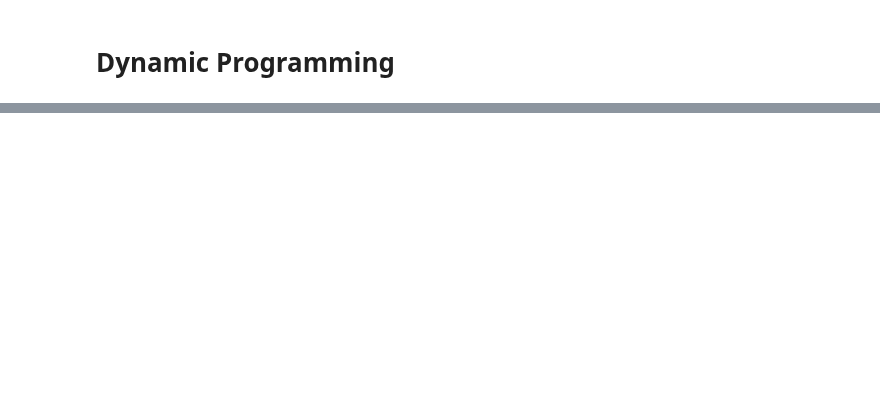
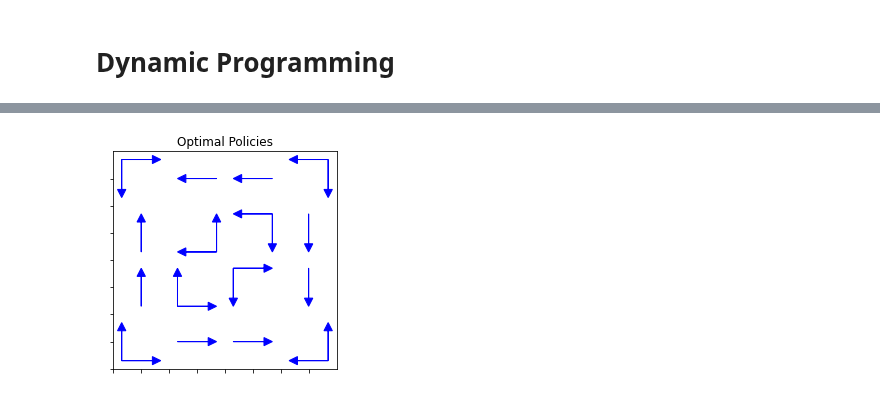
Before and after one commit to rogergranada/MOOCs, a Jupyter notebook: Coursera/University of Alberta/Fundamentals of Reinforcement Learning/Week 4/Module 05.ipynb, the cells around one changed output, grey strips where cells are left out. Drawn from its saved outputs; the diff is of its cells as text; code cells hidden in the pictures; blank space fills up the shorter version.

Commit message:
Module 5

```diff
--- a/Coursera/University of Alberta/Fundamentals of Reinforcement Learning/Week 4/Module 05.ipynb
+++ b/Coursera/University of Alberta/Fundamentals of Reinforcement Learning/Week 4/Module 05.ipynb
@@ -32,0 +265,79 @@ Imagine we had access to the dynamics of the environment ($p$). We will learn ho
+# %%
+"""
+This script uses the same classes from the Module 04.
+It was removed the first two lines from _v_star() since
+they are designed for the specific problem of Module 04.
+From utils.py, we add the size of the figure to the plot,
+so the output plot is adjusted to the current matrix.
+"""
+
+import numpy as np
+from matplotlib import pyplot as plt
+
+import utils
+
+
+class Board(object):
+    def __init__(self, values):
+        self.values = values
+
+    def __iter__(self):
+        for i in range(len(self.values)):
+            for j in range(len(self.values[i])):
+                d = self._v_star(i, j)
+                r = self._rewards(i, j)
+                yield i, j, self.values[i][j], d, r
+
+    def _v_star(self, x, y):
+        #if x == 0 and (y == 1 or y == 3):
+        #    return [16, 16, 16, 16] # l, u, r, d
+        dpos = [float('-inf'), float('-inf'), float('-inf'), float('-inf')]
+        if x > 0: dpos[1] = self.values[x-1][y]
+        if x < len(self.values)-1: dpos[3] = self.values[x+1][y]
+        if y > 0: dpos[0] = self.values[x][y-1]
+        if y < len(self.values[x])-1: dpos[2] = self.values[x][y+1]
+        return dpos
+
+    def _rewards(self, x, y):
+        if x == 0 and y == 1:
+            return [10, 10, 10, 10]
+        elif  x == 0 and y == 3:
+            return [5, 5, 5, 5]
+        drew = [-1, -1, -1, -1]
+        if x > 0: drew[1] = 0
+        if x < len(self.values)-1: drew[3] = 0
+        if y > 0: drew[0] = 0
+        if y < len(self.values[x])-1: drew[2] = 0
+        return drew
+
+
+class Policy(object):
+    def __init__(self, board, gamma):
+        self.board = board
+        self.gamma = gamma
+        self.pi = np.zeros(np.array(self.board.values).shape)
+
+    def run(self):
+        # r+gamma*v_sprime
+        for arr in self.board:
+            i, j, local_value, values, rewards = arr
+            st_values =  np.array(rewards) + gamma * np.array(values)
+            maxargs = np.argwhere(st_values == np.amax(st_values))
+            self.pi[i][j] = utils.encode_to_arrow(maxargs.flatten())
+        return self.pi
+
+# Load the resulting matrix V from Iterative Policy Evaluation
+V = np.array([
+    [ 0.        , -13.98945772, -19.98437823, -21.98251832],
+    [-13.98945772, -17.98623815, -19.98448273, -19.98437823],
+    [-19.98437823, -19.98448273, -17.98623815, -13.98945772],
+    [-21.98251832, -19.98437823, -13.98945772,   0.        ]]
+)
+
+gamma = 0.9
+board = Board(V)
+pi = Policy(board, gamma)
+arrows = pi.run()
+utils.plot_arrows(arrows, figsize=V.shape)
+# %% [output]
+[figure, added]
```
Also changed, not shown: parts of 10 cells of this notebook.
